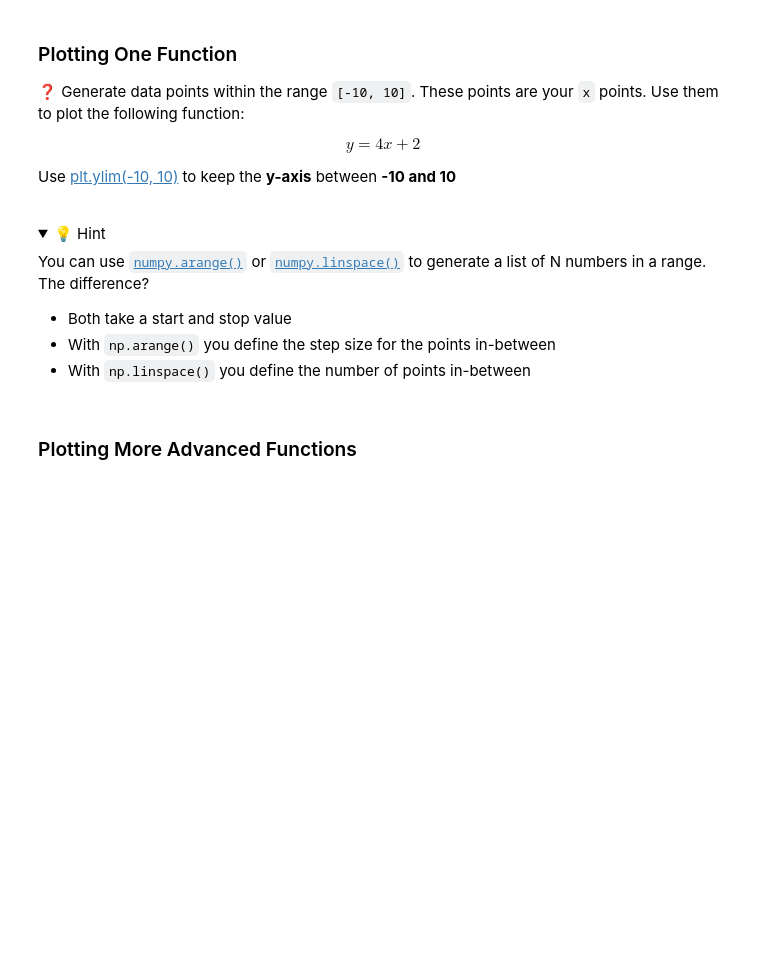
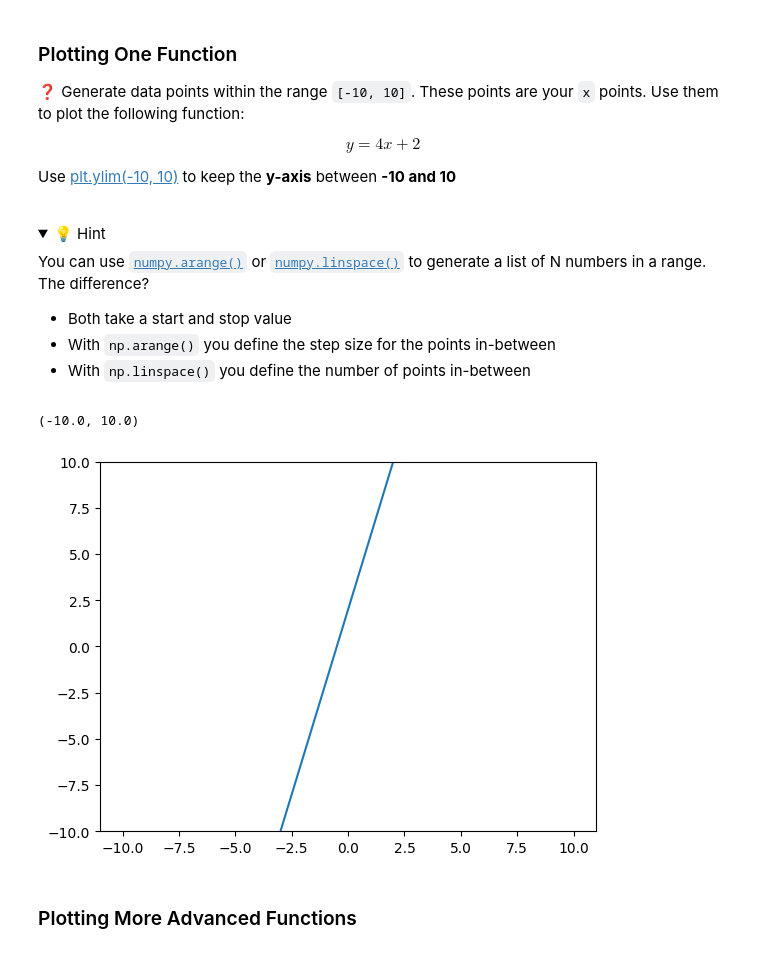
Before and after one commit to abed-dvp/data-algebra-warmup, a Jupyter notebook: algebra-warmup.ipynb, the cells around one changed output. Cells and saved outputs as stored; diff of their text form; code cells hidden in the pictures; folded sections open; blank space fills up the shorter version.

```diff
--- a/algebra-warmup.ipynb
+++ b/algebra-warmup.ipynb
@@ -92,3 +100,15 @@ Use [ plt.ylim(-10, 10)](https://matplotlib.org/stable/api/_as_gen/matplotlib.py
+# %%
+# YOUR CODE HERE
+
+x_line = np.linspace(-10, 10, 100)
+
+y_line = 4*x_line + 2
+
+plt.plot(x_line, y_line)
+plt.ylim(-10,10)
+# %% [output]
+(-10.0, 10.0)
+[figure, added]
 # %% [markdown]
 ### Plotting More Advanced Functions
 # %% [markdown]
```
Also changed, not shown: parts of 10 cells of this notebook.
